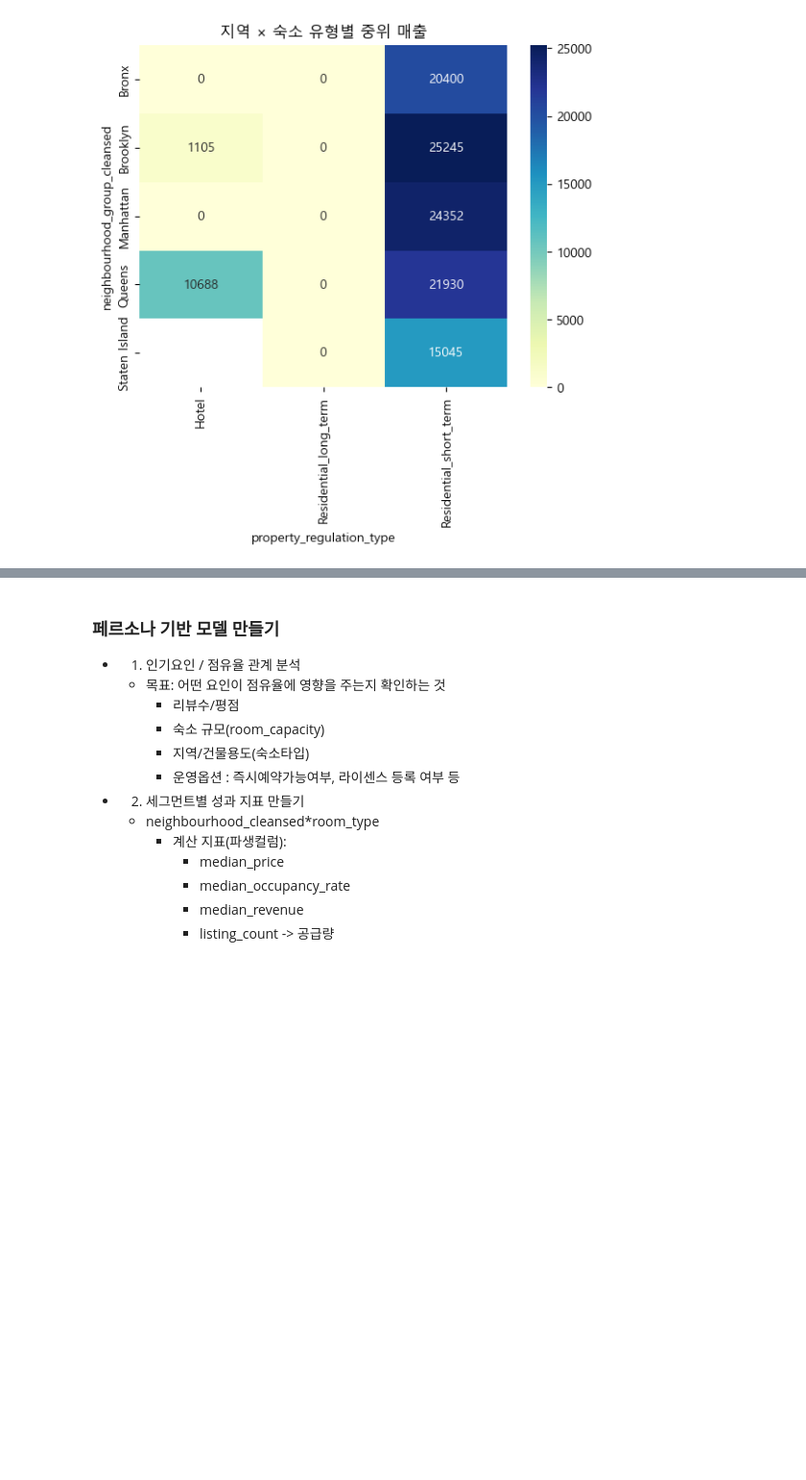
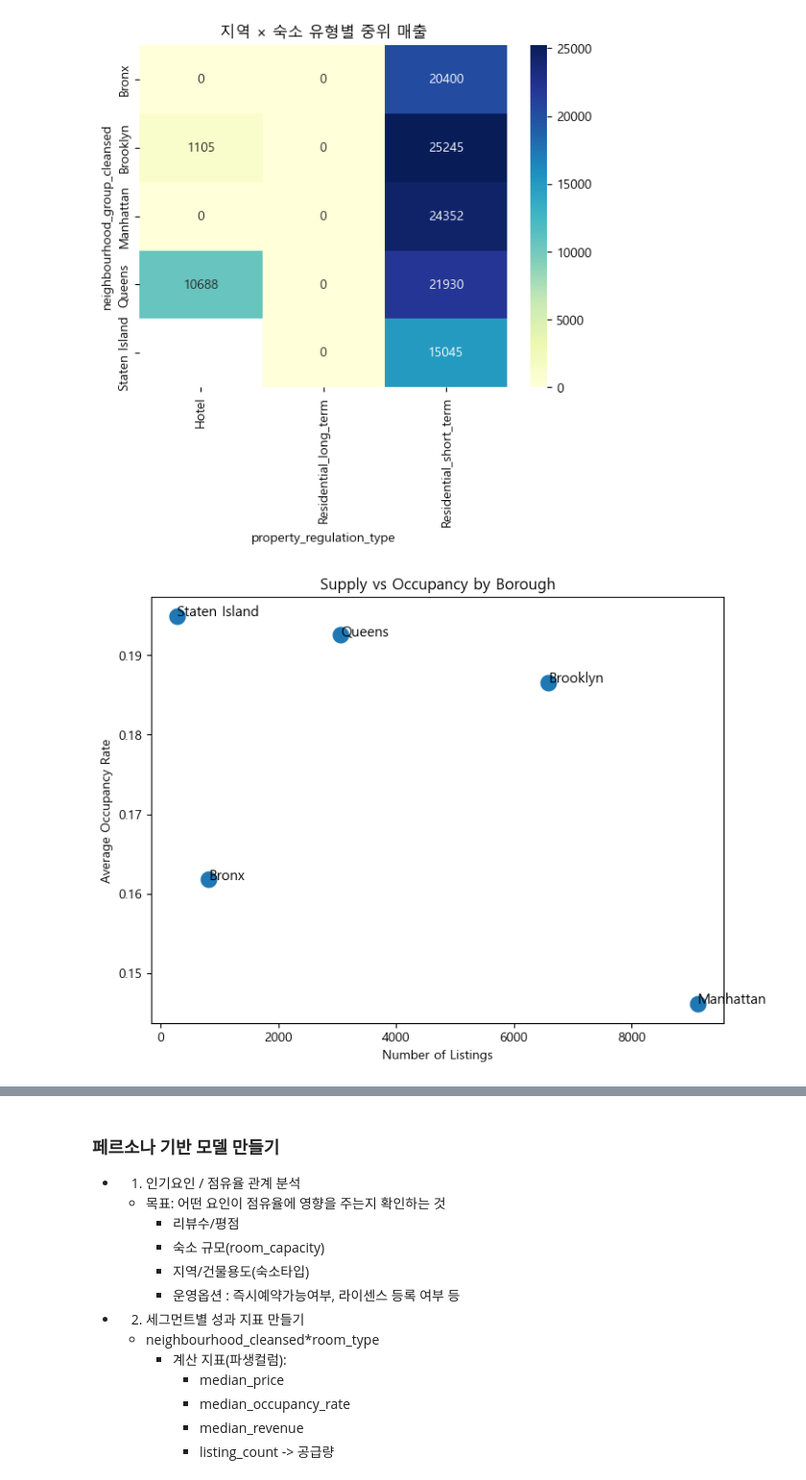
Before and after one commit to motimit/second_project, a Jupyter notebook: Chanhui_EDA/final_preproceed.ipynb, the cells around one changed output, grey strips where cells are left out. Shown at 96% size. Cells and saved outputs as stored; diff of their text form; code cells hidden in the pictures; blank space fills up the shorter version.

```diff
--- a/Chanhui_EDA/final_preproceed.ipynb
+++ b/Chanhui_EDA/final_preproceed.ipynb
@@ -234,3 +234,37 @@ plt.title("지역 × 숙소 유형별 중위 매출")
 plt.show()
 # %% [output]
 [figure]
+# %%
+# =====================================================
+# Supply vs Occupancy (시장 경쟁 구조)
+# =====================================================
+
+borough_summary = df.groupby("neighbourhood_group_cleansed").agg(
+    listings=("name", "count"),
+    avg_occupancy=("occupancy_rate", "mean")
+).reset_index()
+
+plt.figure(figsize=(8,6))
+
+sns.scatterplot(
+    data=borough_summary,
+    x="listings",
+    y="avg_occupancy",
+    s=200
+)
+
+for i in range(len(borough_summary)):
+    plt.text(
+        borough_summary["listings"][i],
+        borough_summary["avg_occupancy"][i],
+        borough_summary["neighbourhood_group_cleansed"][i],
+        fontsize=11
+    )
+
+plt.title("Supply vs Occupancy by Borough")
+plt.xlabel("Number of Listings")
+plt.ylabel("Average Occupancy Rate")
+
+plt.show()
+# %% [output]
+[figure, added]
```
Also changed, not shown: parts of 2 cells of this notebook, 1 other file.
